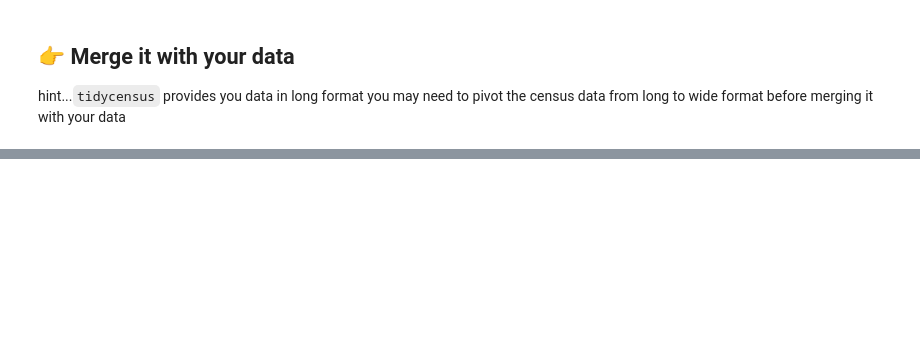
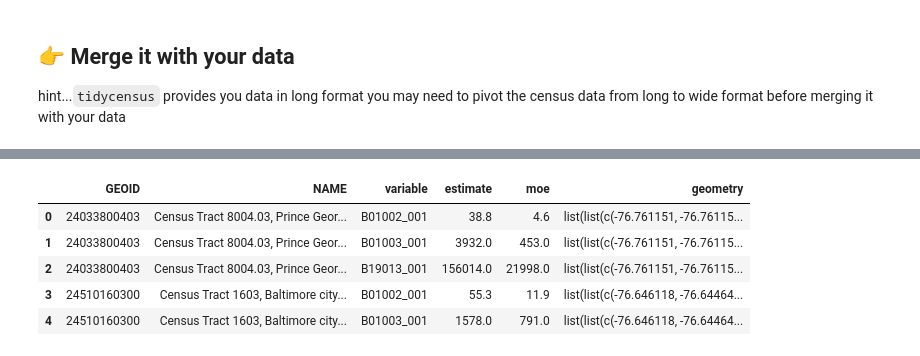
Before and after one commit to katrventura/connect-to-census, a Jupyter notebook: merge-with-census.ipynb, the cells around one changed output, grey strips where cells are left out. Saved outputs shown, nothing was run; the diff lists cells and outputs as text; code cells hidden in the pictures; blank space fills up the shorter version.

```diff
--- a/merge-with-census.ipynb
+++ b/merge-with-census.ipynb
@@ -222,0 +233,10 @@ TypeError: 'NULLType' object is not iterable
+# %%
+#inspect md_census_df head
+md_census_df.head()
+# %% [output]
+|  | GEOID | NAME | variable | estimate | moe | geometry |
+| 0 | 24033800403 | Census Tract 8004.03, Prince Geor... | B01002_001 | 38.8 | 4.6 | list(list(c(-76.761151, -76.76115... |
+| 1 | 24033800403 | Census Tract 8004.03, Prince Geor... | B01003_001 | 3932.0 | 453.0 | list(list(c(-76.761151, -76.76115... |
+| 2 | 24033800403 | Census Tract 8004.03, Prince Geor... | B19013_001 | 156014.0 | 21998.0 | list(list(c(-76.761151, -76.76115... |
+| 3 | 24510160300 | Census Tract 1603, Baltimore city... | B01002_001 | 55.3 | 11.9 | list(list(c(-76.646118, -76.64464... |
+| 4 | 24510160300 | Census Tract 1603, Baltimore city... | B01003_001 | 1578.0 | 791.0 | list(list(c(-76.646118, -76.64464... |
```
Also changed, not shown: parts of 13 cells of this notebook, 6 other files.
